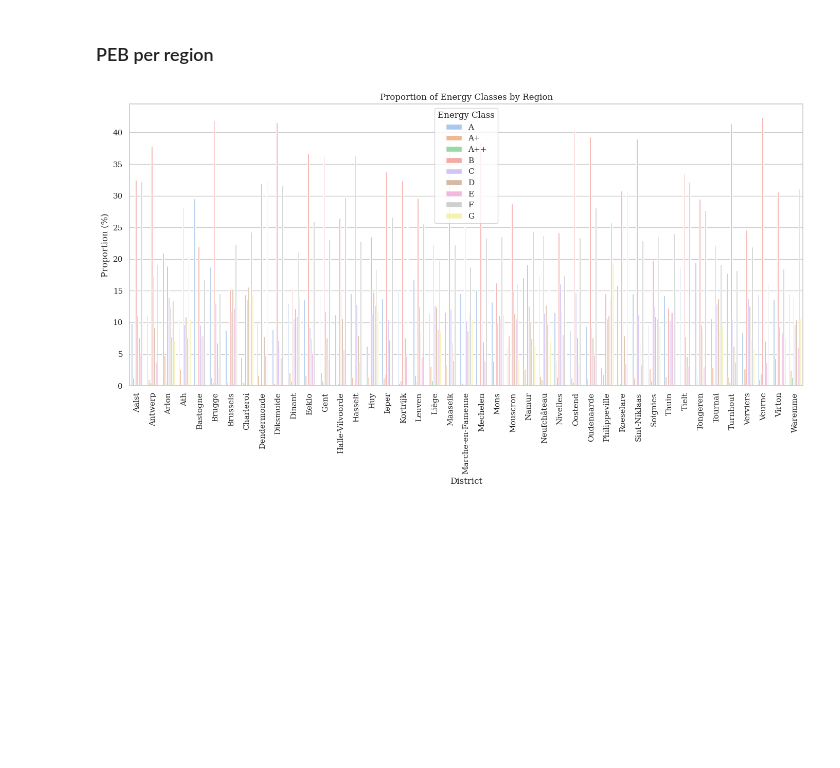
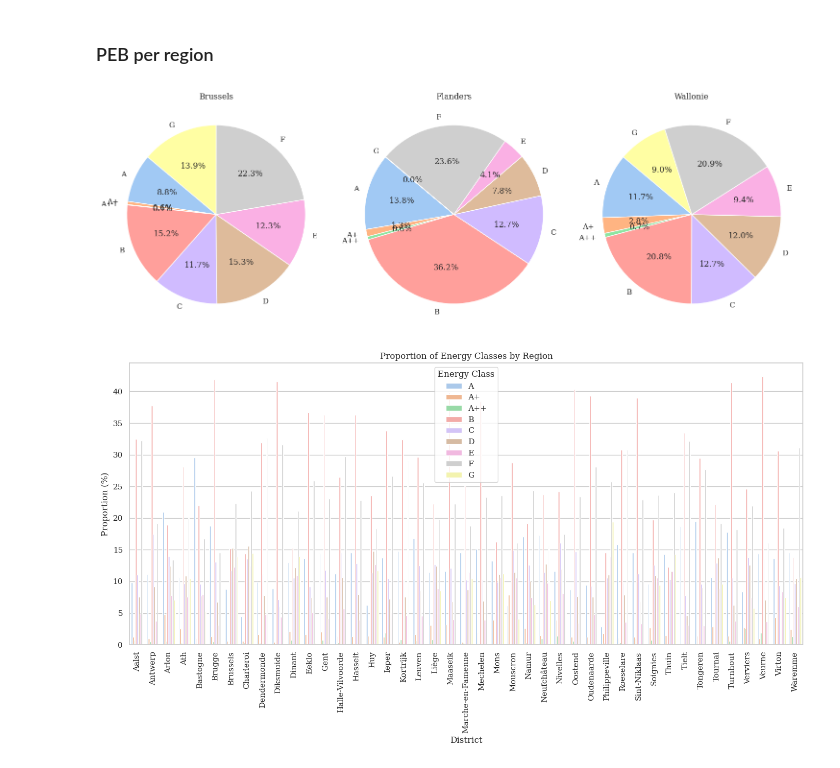
Before and after one commit to appiKaL/immo-eliza-analysis, a Jupyter notebook: immo_eliza_notebook.ipynb, the cells around one changed output. Saved outputs shown, nothing was run; the diff lists cells and outputs as text; code cells hidden in the pictures; blank space fills up the shorter version.

```diff
--- a/immo_eliza_notebook.ipynb
+++ b/immo_eliza_notebook.ipynb
@@ -194,6 +194,46 @@ plt.show()
 ## What about PEB ?
 # %% [markdown]
 ### PEB per region
+# %%
+# Reading dataset
+dataset_cleaned = pd.read_csv("clean_dataset.csv")
+
+# PEB simplify
+dataset_cleaned['PEB_Simplified'] = dataset_cleaned['PEB'].str.extract(r'(A\+\+|A\+|A|B|C|D|E|F|G)', expand=False).fillna('Unknown')
+
+# Calculate the counts of each PEB_Simplified class within each District
+class_counts = dataset_cleaned.groupby(['Region', 'PEB_Simplified']).size().reset_index(name='ClassCount')
+
+# Calculate total counts for each District
+total_counts = dataset_cleaned.groupby('Region').size().reset_index(name='TotalCount')
+
+# Merge class counts with total counts
+merged_data = class_counts.merge(total_counts, on='Region')
+
+# Calculate the proportion of each PEB_Simplified class within each District
+merged_data['Proportion'] = merged_data['ClassCount'] / merged_data['TotalCount'] * 100
+
+# Create pie charts for each district
+districts = merged_data['Region'].unique()
+
+# Plotting
+fig, axes = plt.subplots(len(districts)//4 + 1, 4, figsize=(20, 20))
+axes = axes.flatten()
+
+for i, district in enumerate(districts):
+    ax = axes[i]
+    district_data = merged_data[merged_data['Region'] == district]
+    ax.pie(district_data['Proportion'], labels=district_data['PEB_Simplified'], autopct='%1.1f%%', startangle=140)
+    ax.set_title(district)
+
+# Remove empty subplots
+for j in range(i + 1, len(axes)):
+    fig.delaxes(axes[j])
+
+plt.tight_layout()
+plt.show()
+# %% [output]
+[figure, added]
 # %%
 # Reading dataset
 dataset_cleaned = pd.read_csv("clean_dataset.csv")
```
